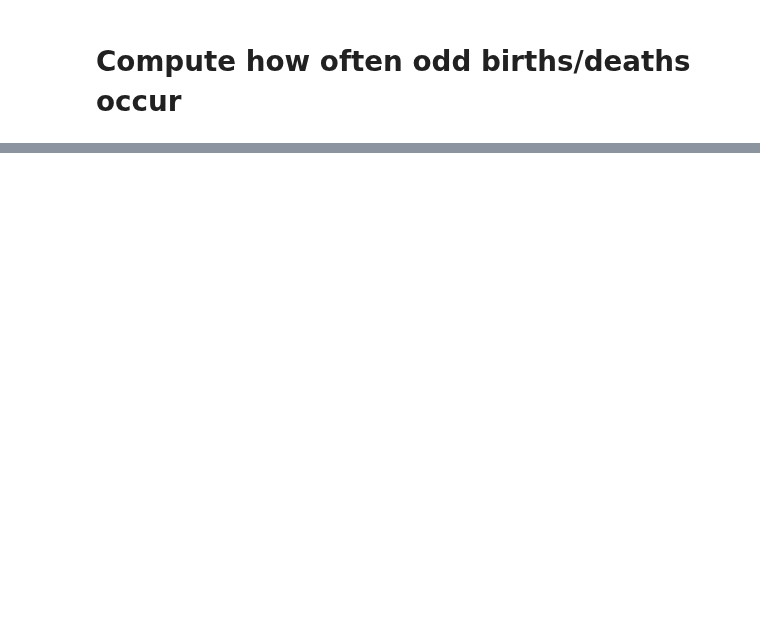
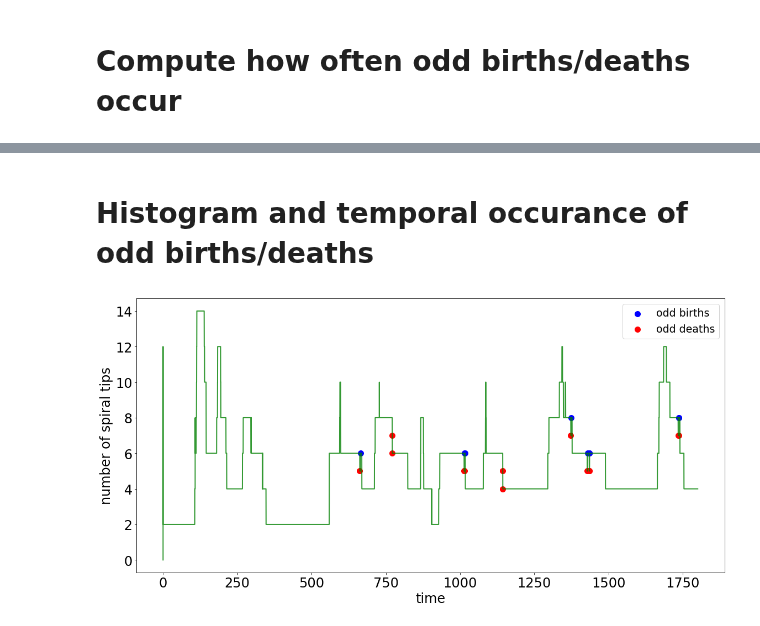
Before and after one commit to timtyree/care, a Jupyter notebook: notebooks/Identifying Odd Births and Deaths.ipynb, the cells around one changed output, grey strips where cells are left out. Drawn from its saved outputs; the diff is of its cells as text; code cells hidden in the pictures; blank space fills up the shorter version.

```diff
--- a/notebooks/Identifying Odd Births and Deaths.ipynb
+++ b/notebooks/Identifying Odd Births and Deaths.ipynb
@@ -80,5 +85,11 @@ for j in range(df.t.size):
     t = df.iloc[j].t
     t_values.append(t)
     x = df.iloc[j].x
-    n = x.replace('[','').replace(']','').count('.')
+    n = x.count('.')#.replace('[','').replace(']','').count('.')
     n_values.append(n)
+df['n'] = n_values
+df['dn'] = df['n'].diff()
+df = df.dropna().astype({'dn': 'int32'}).copy()
+
+#check a tautology given the above
+# assert(df[boo_odd].tail(1).x.values[0].count('.') == df[boo_odd].tail(1).n.values[0])
@@ -97,0 +151,27 @@ odd birthdeaths occured in numbers [ 1  3 -9 -7 -1 -3].
+# %% [markdown]
+# Histogram and temporal occurance of odd births/deaths
+# %%
+# discriminate odd births from odd deaths
+todd_values, nodd_values = df[boo_odd][['t','n']].values.T
+todd_b_values, nodd_b_values = df[(df.dn>0) & boo_odd][['t','n']].values.T
+todd_d_values, nodd_d_values = df[(df.dn<0) & boo_odd][['t','n']].values.T
+# %%
+
+#plot
+fig, ax = plt.subplots(figsize=(16,8))
+fontsize = 24
+# ax.scatter(x=t_values, y=n_values, c='g', alpha=0.7, s=3)
+ax.plot(t_values, n_values, c='g', alpha=0.8, lw=2)
+ax.scatter(x=todd_b_values, y=nodd_b_values, label=f"odd births", c='b', s=100)
+ax.scatter(x=todd_d_values, y=nodd_d_values, label=f"odd deaths", c='r', s=100)
+ax.legend(fontsize=fontsize-5)
+ax.set_xlabel('time', fontsize=fontsize)
+ax.set_ylabel('number of spiral tips', fontsize=fontsize)
+ax.tick_params(axis='both', labelsize= fontsize)
+
+plt.tight_layout()
+# plt.show()
+plt.savefig(save_fun(descrip='odd_timeseries',ext='.svg'))
+plt.savefig(save_fun(descrip='odd_timeseries',ext='.png'))
+# %% [output]
+[figure, added]
```
Also changed, not shown: parts of 38 cells of this notebook, 53 other files.
